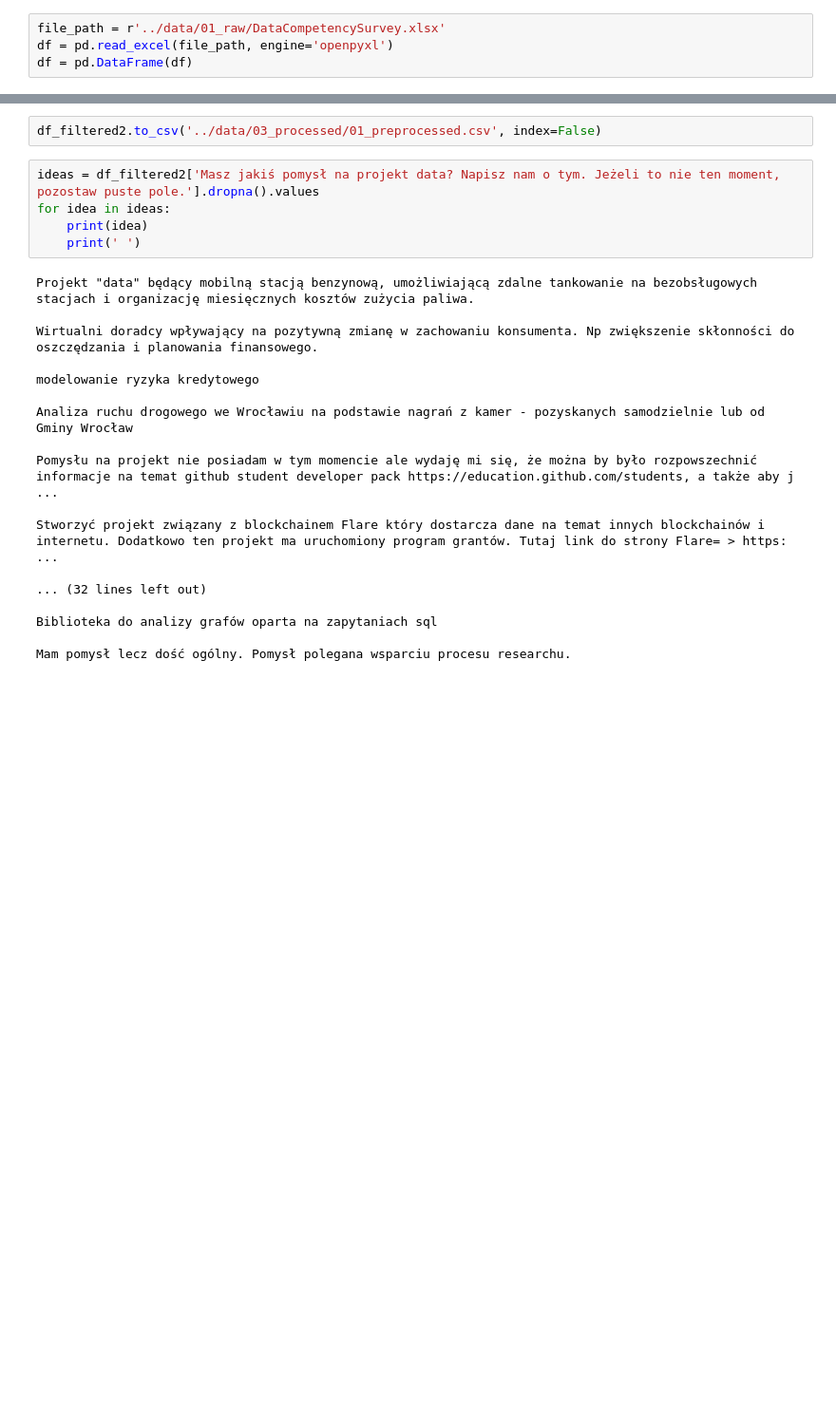
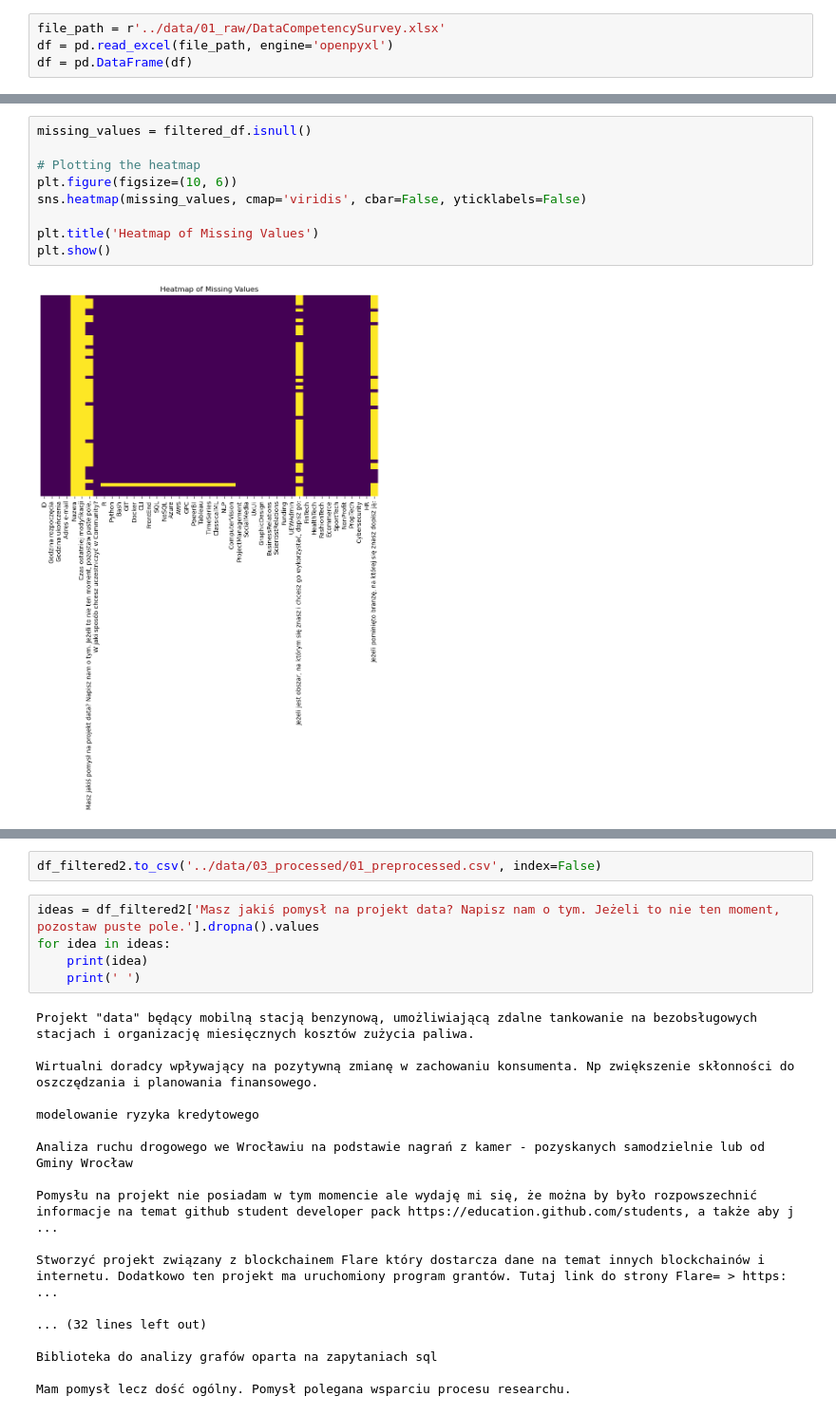
Before and after one commit to Mghd269/DMI-Project, a Jupyter notebook: notebooks/01_data_preprocesing.ipynb, the cells around one changed output, grey strips where cells are left out. Shown at 95% size. Cells and saved outputs as stored; diff of their text form; blank space fills up the shorter version.

```diff
--- a/notebooks/01_data_preprocesing.ipynb
+++ b/notebooks/01_data_preprocesing.ipynb
@@ -50,6 +91,17 @@ Cybersecurity
 HR                                                                                                      0
 Jeżeli pominięto branżę, na której się znasz dopisz ją:                                                50
 dtype: int64
+# %%
+missing_values = filtered_df.isnull()
+
+# Plotting the heatmap
+plt.figure(figsize=(10, 6))
+sns.heatmap(missing_values, cmap='viridis', cbar=False, yticklabels=False)
+
+plt.title('Heatmap of Missing Values')
+plt.show()
+# %% [output]
+[figure, added]
 # %%
 df2 = filtered_df.drop(['Godzina rozpoczęcia', 'Godzina ukończenia', 'Czas ostatniej modyfikacji'], axis=1)
 
```
Also changed, not shown: parts of 9 cells of this notebook, 3 other files.
